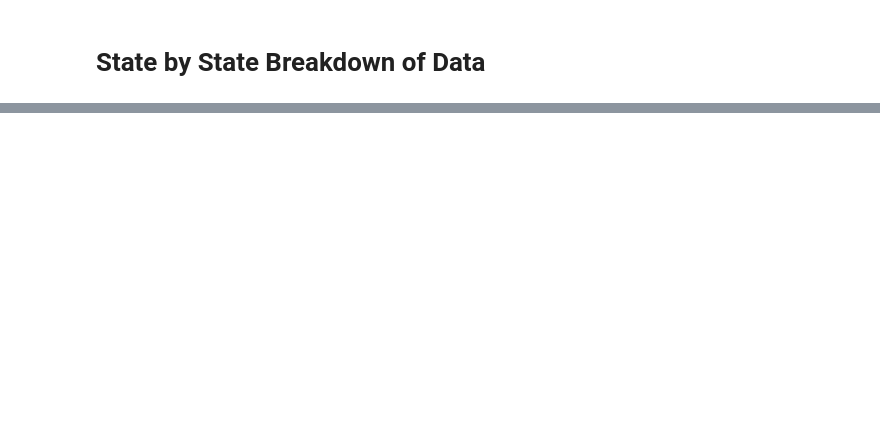
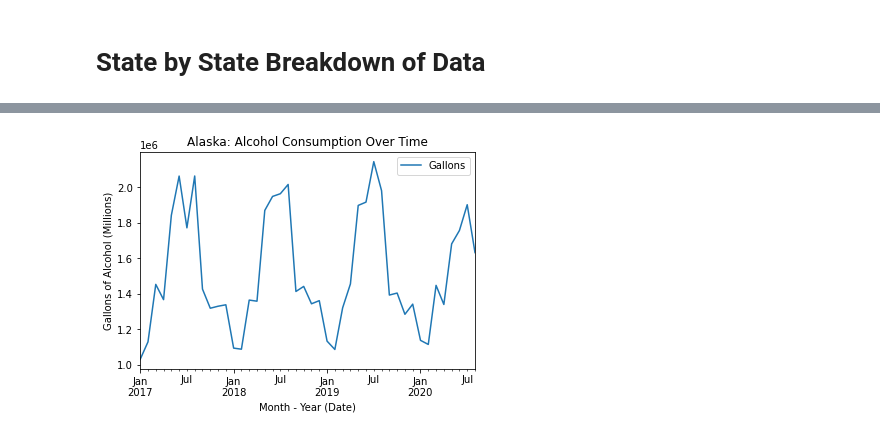
Before and after one commit to shadeetabasi/data-analysis-project-1, a Jupyter notebook: shadee/US_Alcohol_Consumption_Pre_Post_COVID19.ipynb, the cells around one changed output, grey strips where cells are left out. Saved outputs shown, nothing was run; the diff lists cells and outputs as text; code cells hidden in the pictures; blank space fills up the shorter version.

Commit message:
pushing image files and updated notebooks

```diff
--- a/shadee/US_Alcohol_Consumption_Pre_Post_COVID19.ipynb
+++ b/shadee/US_Alcohol_Consumption_Pre_Post_COVID19.ipynb
@@ -120,0 +205,28 @@ total_ethanol = state_alcohol_sales_groupby["Gallons"].sum()
+# %%
+#Filter for Alaska ONLY
+alaska_df = alcohol_sales_data.loc[alcohol_sales_data["State"] == 'Alaska']
+
+# Groupby Data Frame by Date
+alaska_by_year = alaska_df.groupby(['Month - Year (Date)'])
+
+# Find sum of gallons
+alaska_total_gallons = alaska_by_year["Gallons"].sum()
+
+# Find sum of ethanol
+alaska_total_ethanol = alaska_by_year["Ethanol"].sum()
+
+# Find average of population
+alaska_avg_pop = alaska_by_year["Population"].mean()
+
+# Find average pc
+alaska_avg_pc = alaska_by_year["PerCapita"].mean()
+
+cleaned_alaska_df = pd.DataFrame({
+    "Gallons": alaska_total_gallons,
+    "Ethanol": alaska_total_ethanol,
+    "Population": alaska_avg_pop,
+    "PerCapita": alaska_avg_pc
+
+})
+
+cleaned_alaska_df.head()
@@ -120,0 +241,9 @@ total_ethanol = state_alcohol_sales_groupby["Gallons"].sum()
+# %%
+#Plot Alaska Alcohol Gallons Over Time
+cleaned_alaska_df.plot.line( y='Gallons', title="Alaska: Alcohol Consumption Over Time")
+plt.ylabel('Gallons of Alcohol (Millions)')
+
+#Save Figure to PNG
+plt.savefig("alaska_alcohol_consumption.png")
+# %% [output]
+[figure, added]
```
Also changed, not shown: parts of 65 cells of this notebook, 18 other files.
